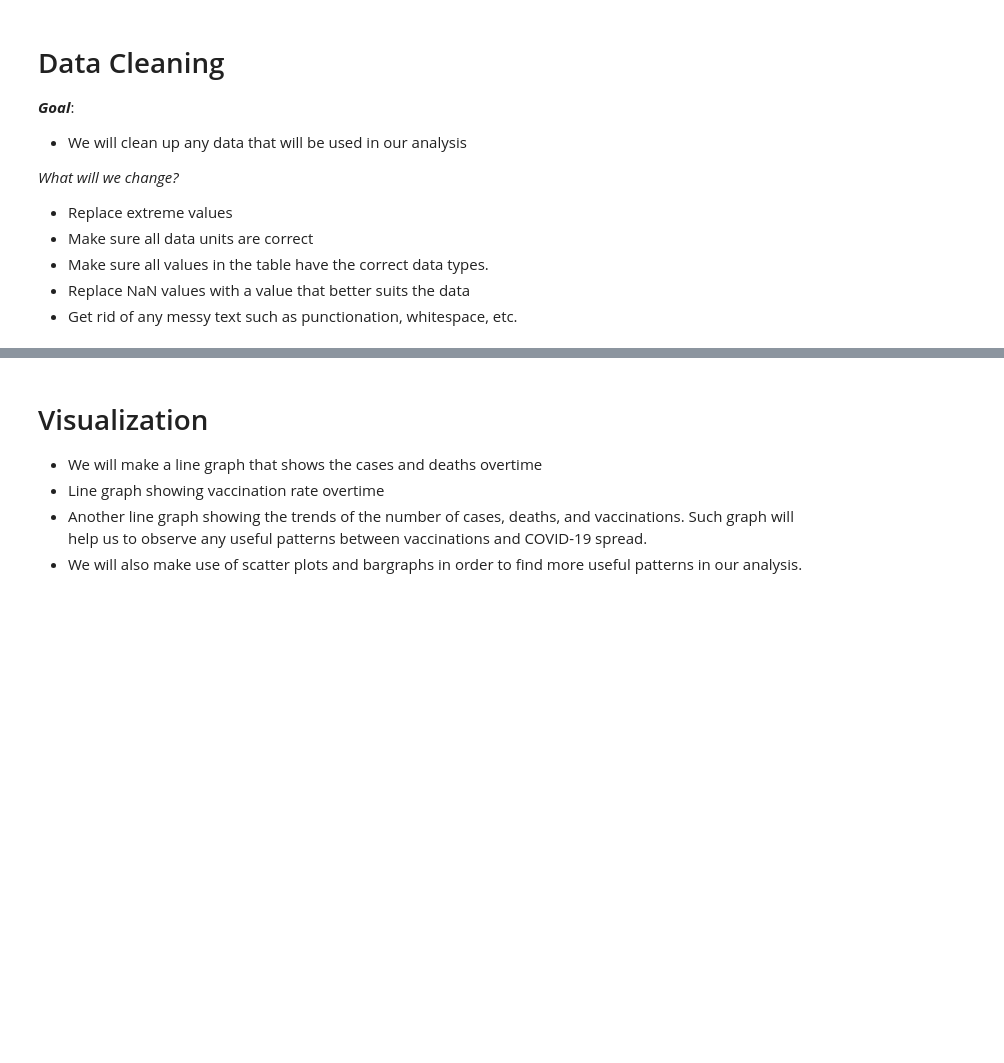
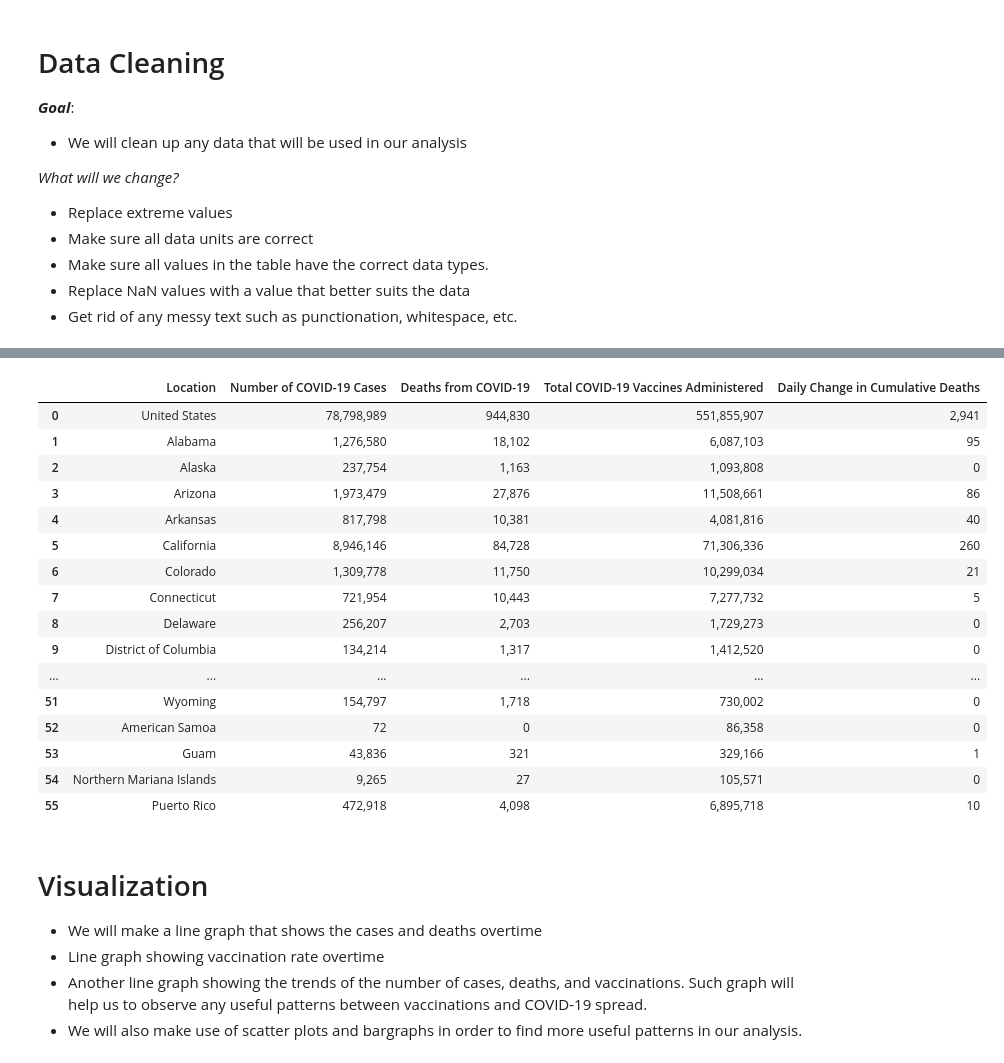
Before and after one commit to syao2017/Covid_Tracker, a Jupyter notebook: Project1.ipynb, the cells around one changed output, grey strips where cells are left out. Saved outputs shown, nothing was run; the diff lists cells and outputs as text; code cells hidden in the pictures; blank space fills up the shorter version.

```diff
--- a/Project1.ipynb
+++ b/Project1.ipynb
@@ -132,3 +142,26 @@ merged.shape
+# %%
+#grab specific columns we want to examine
+
+data = merged[['Location', 'Number of COVID-19 Cases', 'Deaths from COVID-19', 'Total COVID-19 Vaccines Administered', 'Daily Change in Cumulative Deaths']]
+data
+# %% [output]
+|  | Location | Number of COVID-19 Cases | Deaths from COVID-19 | Total COVID-19 Vaccines Administered | Daily Change in Cumulative Deaths |
+| 0 | United States | 78,798,989 | 944,830 | 551,855,907 | 2,941 |
+| 1 | Alabama | 1,276,580 | 18,102 | 6,087,103 | 95 |
+| 2 | Alaska | 237,754 | 1,163 | 1,093,808 | 0 |
+| 3 | Arizona | 1,973,479 | 27,876 | 11,508,661 | 86 |
+| 4 | Arkansas | 817,798 | 10,381 | 4,081,816 | 40 |
+| 5 | California | 8,946,146 | 84,728 | 71,306,336 | 260 |
+| 6 | Colorado | 1,309,778 | 11,750 | 10,299,034 | 21 |
+| 7 | Connecticut | 721,954 | 10,443 | 7,277,732 | 5 |
+| 8 | Delaware | 256,207 | 2,703 | 1,729,273 | 0 |
+| 9 | District of Columbia | 134,214 | 1,317 | 1,412,520 | 0 |
+| ... | ... | ... | ... | ... | ... |
+| 51 | Wyoming | 154,797 | 1,718 | 730,002 | 0 |
+| 52 | American Samoa | 72 | 0 | 86,358 | 0 |
+| 53 | Guam | 43,836 | 321 | 329,166 | 1 |
+| 54 | Northern Mariana Islands | 9,265 | 27 | 105,571 | 0 |
+| 55 | Puerto Rico | 472,918 | 4,098 | 6,895,718 | 10 |
 # %% [markdown]
 # Visualization
 
```
Also changed, not shown: parts of 3 cells of this notebook.
